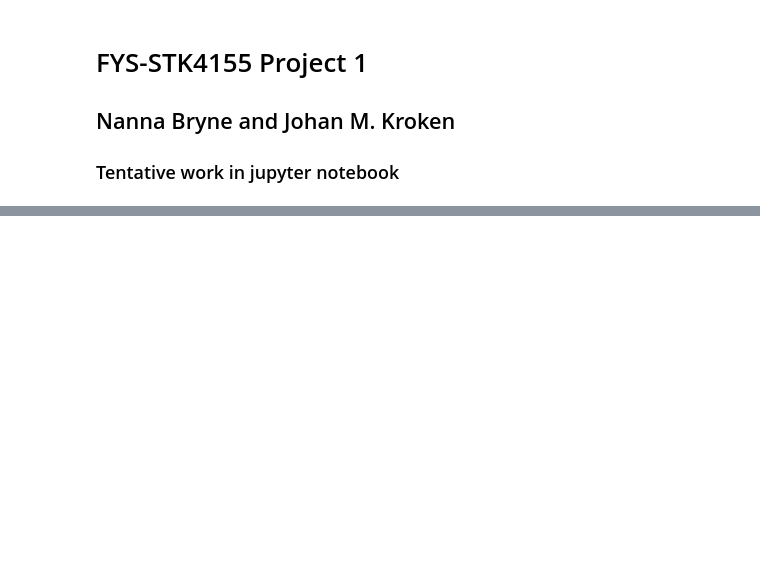
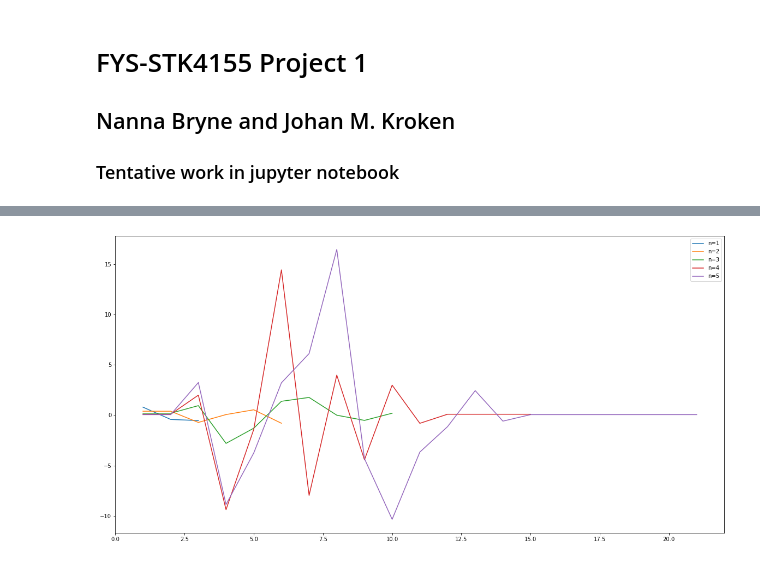
Before and after one commit to Johanmkr/FYS-STK4155colab, a Jupyter notebook: project1/code/project1.ipynb, the cells around one changed output, grey strips where cells are left out. Saved outputs shown, nothing was run; the diff lists cells and outputs as text; code cells hidden in the pictures; blank space fills up the shorter version.

```diff
--- a/project1/code/project1.ipynb
+++ b/project1/code/project1.ipynb
@@ -137,0 +166,24 @@ plt.show()
+# %%
+#   Split data
+N = 5
+for n in range(1,N+1):
+    X = fill_design_matrix(n)
+    t_size = 0.8 # use 80% of the data as training data.
+    X_train, X_test, z_train, z_test = train_test_split(X, z.ravel(), train_size=t_size)
+
+
+    #   find beta from train data
+
+    H_train = X_train.T @ X_train
+    beta_train = np.linalg.pinv(H_train) @ X_train.T @ z_train
+
+    H_test = X_test.T @ X_test
+    beta_test = np.linalg.pinv(H_test) @ X_test.T @ z_test
+
+
+    plt.plot(range(1, len(beta_train)+1), beta_train, label=f"n={n}")
+    # plt.plot(range(1, len(beta_test)+1), beta_test, label="test")
+    plt.legend()
+plt.show()
+# %% [output]
+[figure, added]
```
Also changed, not shown: parts of 4 cells of this notebook.
